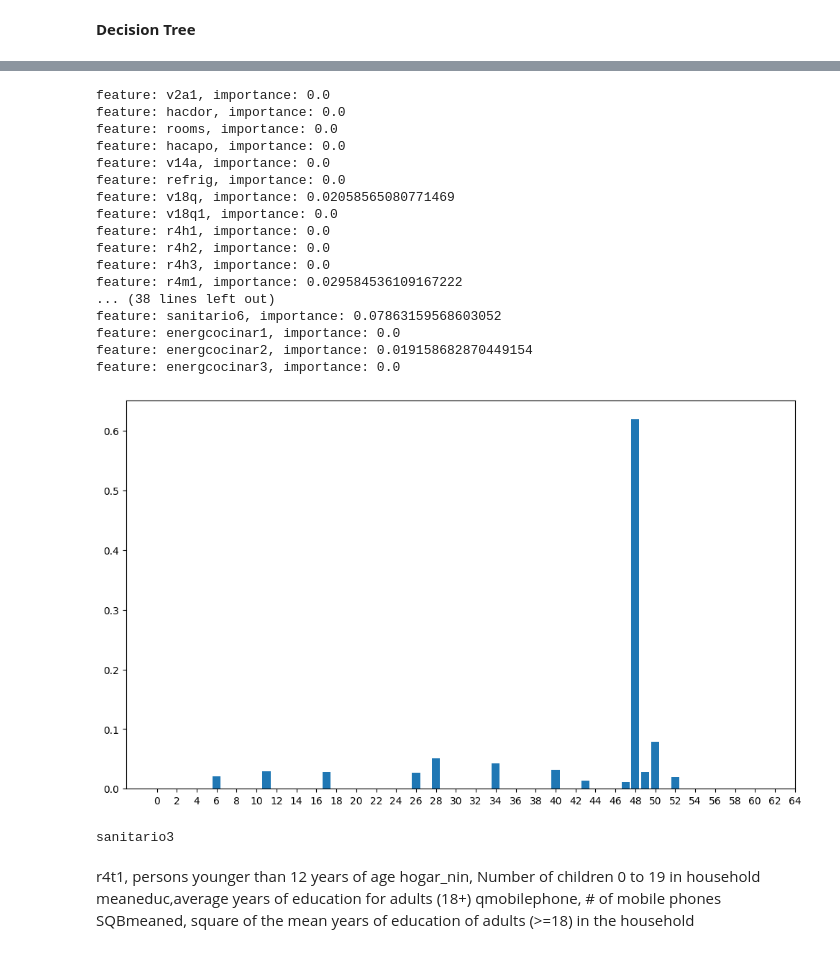
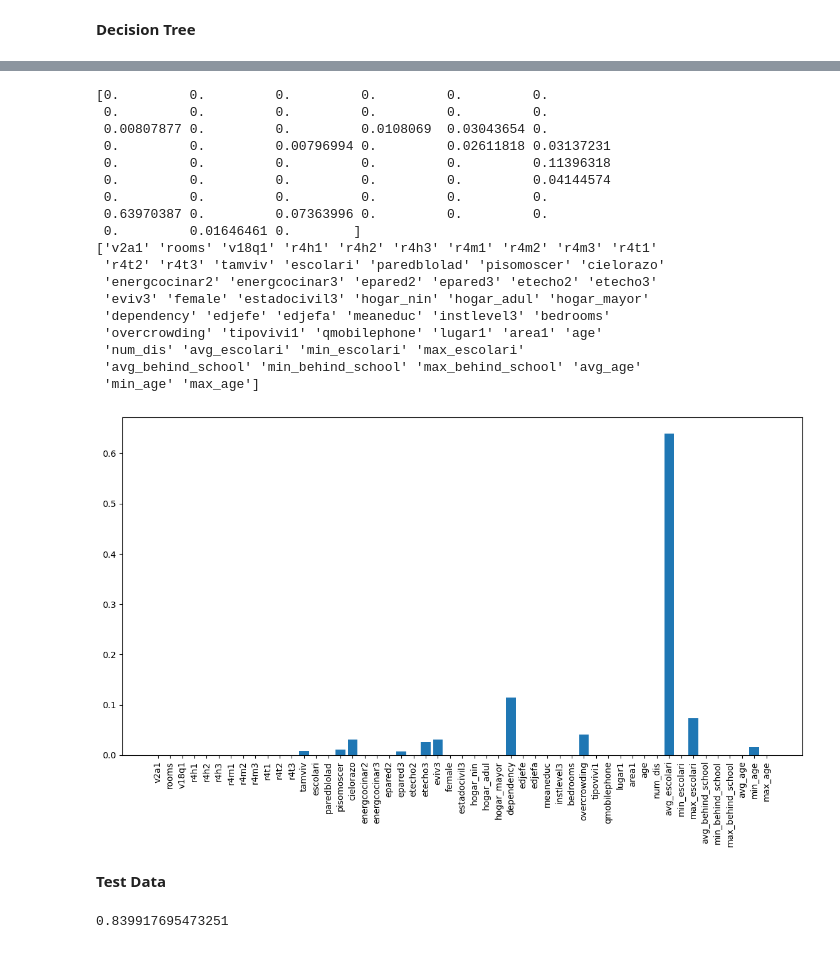
Before and after one commit to notkarenyi/ml-project, a Jupyter notebook: tori-work/classify.ipynb, the cells around one changed output, grey strips where cells are left out. Cells and saved outputs as stored; diff of their text form; code cells hidden in the pictures.

```diff
--- a/tori-work/classify.ipynb
+++ b/tori-work/classify.ipynb
@@ -130,38 +136,40 @@ print(best_score)
-# %%
-feature_importance = best_tree.feature_importances_
-for feat, importance in zip(costa_rica.columns, feature_importance):
-    print("feature: {f}, importance: {i}".format(f=feat, i=importance))
-
-fig, ax = plt.subplots(nrows=1,ncols=1,figsize=(12, 7))
-plt.bar([x for x in range(len(feature_importance))], feature_importance)
-plt.xticks(range(0, 65, 2))
-plt.show()
-# %% [output]
-feature: v2a1, importance: 0.0
-feature: hacdor, importance: 0.0
-feature: rooms, importance: 0.0
-feature: hacapo, importance: 0.0
-feature: v14a, importance: 0.0
-feature: refrig, importance: 0.0
-feature: v18q, importance: 0.02058565080771469
-feature: v18q1, importance: 0.0
-feature: r4h1, importance: 0.0
-feature: r4h2, importance: 0.0
-feature: r4h3, importance: 0.0
-feature: r4m1, importance: 0.029584536109167222
-... (38 lines left out)
-feature: sanitario6, importance: 0.07863159568603052
-feature: energcocinar1, importance: 0.0
-feature: energcocinar2, importance: 0.019158682870449154
-feature: energcocinar3, importance: 0.0
-[figure, removed]
-# %%
-print(costa_rica.columns[48])
-# %% [output]
-sanitario3
-# %% [markdown]
-r4t1, persons younger than 12 years of age
-hogar_nin, Number of children 0 to 19 in household
-meaneduc,average years of education for adults (18+)
-qmobilephone, # of mobile phones
-SQBmeaned, square of the mean years of education of adults (>=18) in the household
+# %%
+print(best_tree.feature_importances_)
+print(best_tree.feature_names_in_)
+
+importances_df = pd.DataFrame({"features" : best_tree.feature_names_in_,
+                               "importance" : best_tree.feature_importances_})
+
+fig, ax = plt.subplots(nrows=1,ncols=1,figsize=(14, 7))
+plt.bar(importances_df["features"],importances_df["importance"])
+ax.tick_params(axis='x', labelsize=10, labelrotation=90)
+# %% [output]
+[0.         0.         0.         0.         0.         0.
+ 0.         0.         0.         0.         0.         0.
+ 0.00807877 0.         0.         0.0108069  0.03043654 0.
+ 0.         0.         0.00796994 0.         0.02611818 0.03137231
+ 0.         0.         0.         0.         0.         0.11396318
+ 0.         0.         0.         0.         0.         0.04144574
+ 0.         0.         0.         0.         0.         0.
+ 0.63970387 0.         0.07363996 0.         0.         0.
+ 0.         0.01646461 0.        ]
+['v2a1' 'rooms' 'v18q1' 'r4h1' 'r4h2' 'r4h3' 'r4m1' 'r4m2' 'r4m3' 'r4t1'
+ 'r4t2' 'r4t3' 'tamviv' 'escolari' 'paredblolad' 'pisomoscer' 'cielorazo'
+ 'energcocinar2' 'energcocinar3' 'epared2' 'epared3' 'etecho2' 'etecho3'
+ 'eviv3' 'female' 'estadocivil3' 'hogar_nin' 'hogar_adul' 'hogar_mayor'
+ 'dependency' 'edjefe' 'edjefa' 'meaneduc' 'instlevel3' 'bedrooms'
+ 'overcrowding' 'tipovivi1' 'qmobilephone' 'lugar1' 'area1' 'age'
+ 'num_dis' 'avg_escolari' 'min_escolari' 'max_escolari'
+ 'avg_behind_school' 'min_behind_school' 'max_behind_school' 'avg_age'
+ 'min_age' 'max_age']
+[figure, added]
+# %% [markdown]
+**Test Data**
+# %%
+x_test_knn = pd.DataFrame(imputer.fit_transform(x_test), columns=imputer.get_feature_names_out())
+knn = KNeighborsClassifier(n_neighbors = 150)
+knn.fit(x_train_knn, y_train)
+y_pred = knn.predict_proba(x_test_knn)
+roc_auc_score(y_test, y_pred, multi_class = "ovr", average = "micro")
+# %% [output]
+0.839917695473251
```
Also changed, not shown: parts of 9 cells of this notebook, 2 other files.
